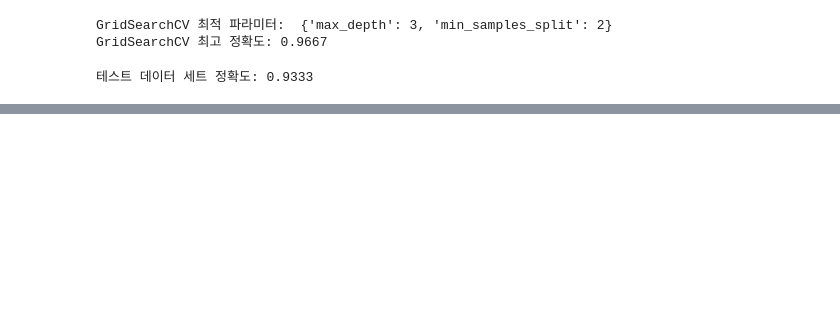
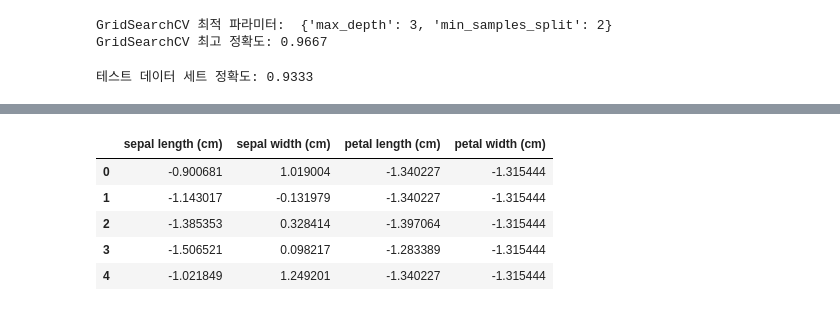
Before and after one commit to SEUNGKI-JUNG/Machine-Learning, a Jupyter notebook: ch2_scikit-learn.ipynb, the cells around one changed output, grey strips where cells are left out. Cells and saved outputs as stored; diff of their text form; code cells hidden in the pictures; blank space fills up the shorter version.

```diff
--- a/ch2_scikit-learn.ipynb
+++ b/ch2_scikit-learn.ipynb
@@ -403,0 +501,10 @@ print('테스트 데이터 세트 정확도: {0:.4f}'.format(accuracy_score(y_te
+# %%
+# 붓꽃 데이터 셋을 로딩하고 DataFrame으로 변환합니다.
+iris = load_iris()
+iris_data = iris.data
+iris_df = pd.DataFrame(data = iris_data, columns = iris.feature_names)
+print(iris_df.mean())
+print()
+print(iris_df.var())
+print()
+print(iris_df.std())
@@ -403,0 +529,6 @@ print('테스트 데이터 세트 정확도: {0:.4f}'.format(accuracy_score(y_te
+# %%
+from sklearn.preprocessing import StandardScaler
+
+scaler = StandardScaler()
+iris_scaled = scaler.fit_transform(iris_df)
+iris_scaled
@@ -403,0 +553,10 @@ print('테스트 데이터 세트 정확도: {0:.4f}'.format(accuracy_score(y_te
+# %%
+iris_df_scaled = pd.DataFrame(data = iris_scaled, columns = iris.feature_names)
+iris_df_scaled.head()
+# %% [output]
+|  | sepal length (cm) | sepal width (cm) | petal length (cm) | petal width (cm) |
+| 0 | -0.900681 | 1.019004 | -1.340227 | -1.315444 |
+| 1 | -1.143017 | -0.131979 | -1.340227 | -1.315444 |
+| 2 | -1.385353 | 0.328414 | -1.397064 | -1.315444 |
+| 3 | -1.506521 | 0.098217 | -1.283389 | -1.315444 |
+| 4 | -1.021849 | 1.249201 | -1.340227 | -1.315444 |
```
Also changed, not shown: parts of 22 cells of this notebook, 6 other files.
